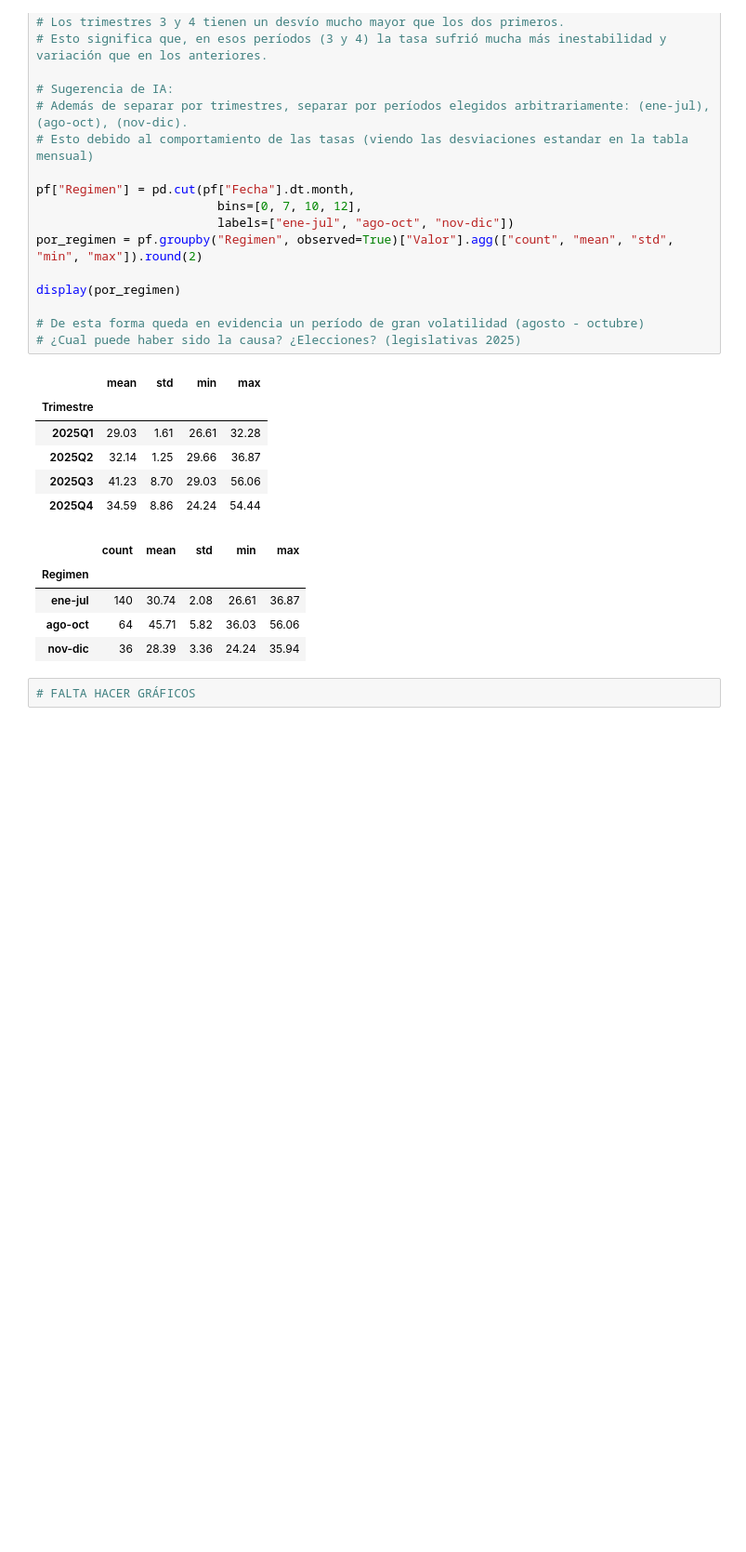
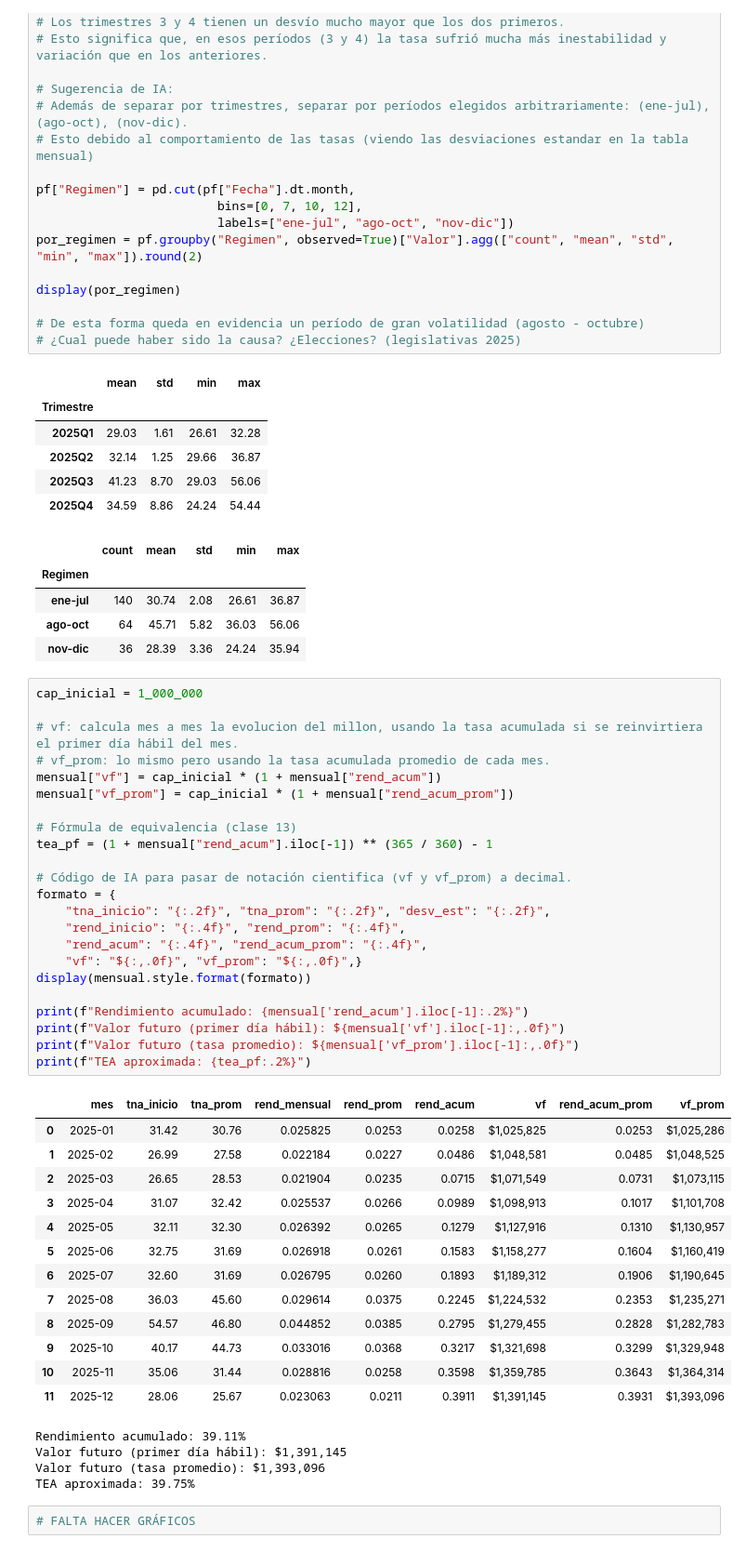
Before and after one commit to fnlopezsanz/TP_Lab_Met_Cuantitativos_Inversiones, a Jupyter notebook: notebook_plazo_fijo.ipynb, the cells around one changed output. Shown at 93% size. Saved outputs shown, nothing was run; the diff lists cells and outputs as text; blank space fills up the shorter version.

Commit message:
Tabla mensual y valor futuro agregados.

```diff
--- a/notebook_plazo_fijo.ipynb
+++ b/notebook_plazo_fijo.ipynb
@@ -152,5 +153,46 @@ display(por_regimen)
 | ene-jul | 140 | 30.74 | 2.08 | 26.61 | 36.87 |
 | ago-oct | 64 | 45.71 | 5.82 | 36.03 | 56.06 |
 | nov-dic | 36 | 28.39 | 3.36 | 24.24 | 35.94 |
+# %%
+cap_inicial = 1_000_000
+
+# vf: calcula mes a mes la evolucion del millon, usando la tasa acumulada si se reinvirtiera el primer día hábil del mes.
+# vf_prom: lo mismo pero usando la tasa acumulada promedio de cada mes.
+mensual["vf"] = cap_inicial * (1 + mensual["rend_acum"])
+mensual["vf_prom"] = cap_inicial * (1 + mensual["rend_acum_prom"])
+
+# Fórmula de equivalencia (clase 13)
+tea_pf = (1 + mensual["rend_acum"].iloc[-1]) ** (365 / 360) - 1
+
+# Código de IA para pasar de notación cientifica (vf y vf_prom) a decimal.
+formato = {
+    "tna_inicio": "{:.2f}", "tna_prom": "{:.2f}", "desv_est": "{:.2f}",
+    "rend_inicio": "{:.4f}", "rend_prom": "{:.4f}",
+    "rend_acum": "{:.4f}", "rend_acum_prom": "{:.4f}",
+    "vf": "${:,.0f}", "vf_prom": "${:,.0f}",}
+display(mensual.style.format(formato))
+
+print(f"Rendimiento acumulado: {mensual['rend_acum'].iloc[-1]:.2%}")
+print(f"Valor futuro (primer día hábil): ${mensual['vf'].iloc[-1]:,.0f}")
+print(f"Valor futuro (tasa promedio): ${mensual['vf_prom'].iloc[-1]:,.0f}")
+print(f"TEA aproximada: {tea_pf:.2%}")
+# %% [output]
+|  | mes | tna_inicio | tna_prom | rend_mensual | rend_prom | rend_acum | vf | rend_acum_prom | vf_prom |
+| 0 | 2025-01 | 31.42 | 30.76 | 0.025825 | 0.0253 | 0.0258 | $1,025,825 | 0.0253 | $1,025,286 |
+| 1 | 2025-02 | 26.99 | 27.58 | 0.022184 | 0.0227 | 0.0486 | $1,048,581 | 0.0485 | $1,048,525 |
+| 2 | 2025-03 | 26.65 | 28.53 | 0.021904 | 0.0235 | 0.0715 | $1,071,549 | 0.0731 | $1,073,115 |
+| 3 | 2025-04 | 31.07 | 32.42 | 0.025537 | 0.0266 | 0.0989 | $1,098,913 | 0.1017 | $1,101,708 |
+| 4 | 2025-05 | 32.11 | 32.30 | 0.026392 | 0.0265 | 0.1279 | $1,127,916 | 0.1310 | $1,130,957 |
+| 5 | 2025-06 | 32.75 | 31.69 | 0.026918 | 0.0261 | 0.1583 | $1,158,277 | 0.1604 | $1,160,419 |
+| 6 | 2025-07 | 32.60 | 31.69 | 0.026795 | 0.0260 | 0.1893 | $1,189,312 | 0.1906 | $1,190,645 |
+| 7 | 2025-08 | 36.03 | 45.60 | 0.029614 | 0.0375 | 0.2245 | $1,224,532 | 0.2353 | $1,235,271 |
+| 8 | 2025-09 | 54.57 | 46.80 | 0.044852 | 0.0385 | 0.2795 | $1,279,455 | 0.2828 | $1,282,783 |
+| 9 | 2025-10 | 40.17 | 44.73 | 0.033016 | 0.0368 | 0.3217 | $1,321,698 | 0.3299 | $1,329,948 |
+| 10 | 2025-11 | 35.06 | 31.44 | 0.028816 | 0.0258 | 0.3598 | $1,359,785 | 0.3643 | $1,364,314 |
+| 11 | 2025-12 | 28.06 | 25.67 | 0.023063 | 0.0211 | 0.3911 | $1,391,145 | 0.3931 | $1,393,096 |
+Rendimiento acumulado: 39.11%
+Valor futuro (primer día hábil): $1,391,145
+Valor futuro (tasa promedio): $1,393,096
+TEA aproximada: 39.75%
 # %%
 # FALTA HACER GRÁFICOS
```
Also changed, not shown: parts of 2 cells of this notebook.
